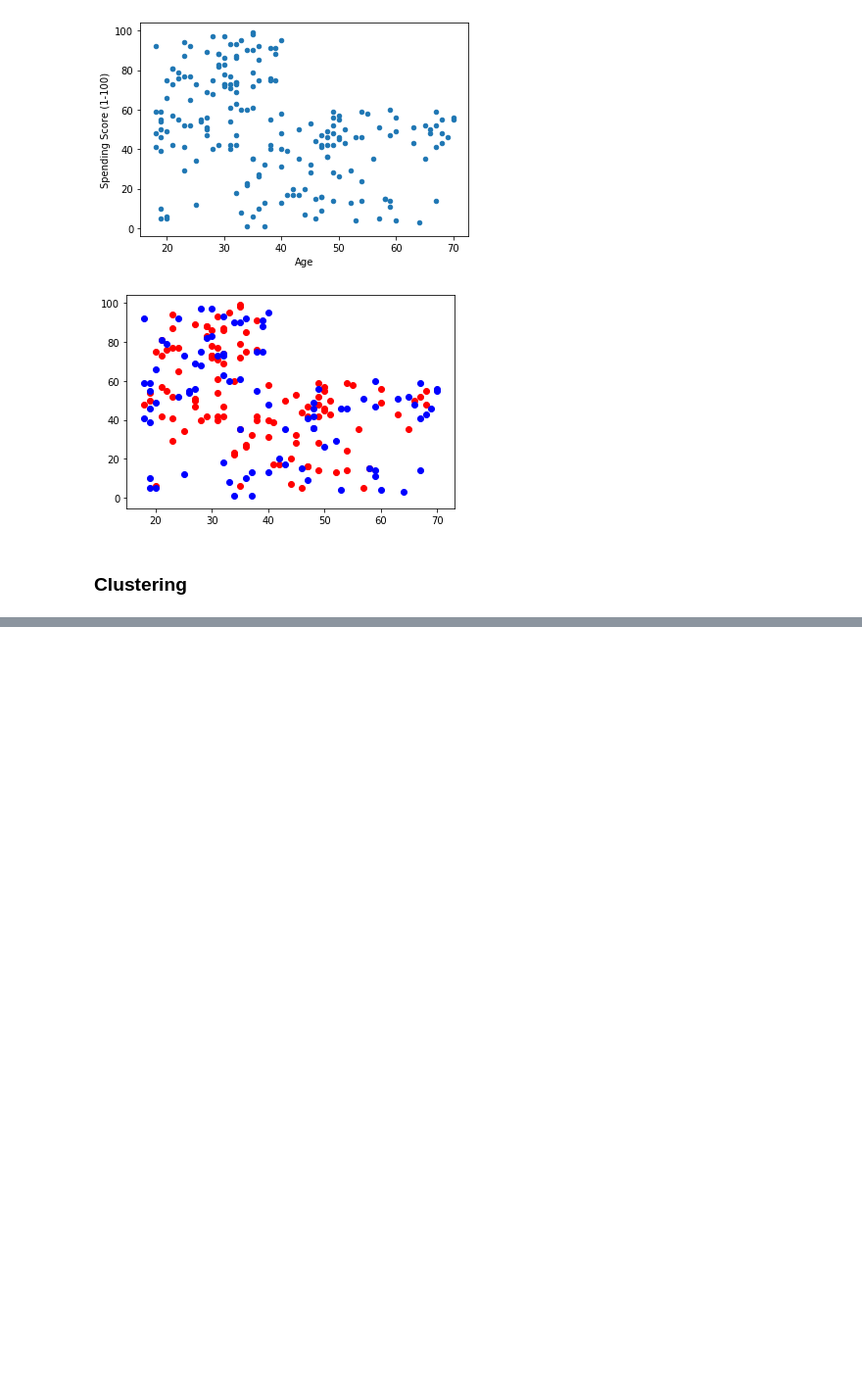
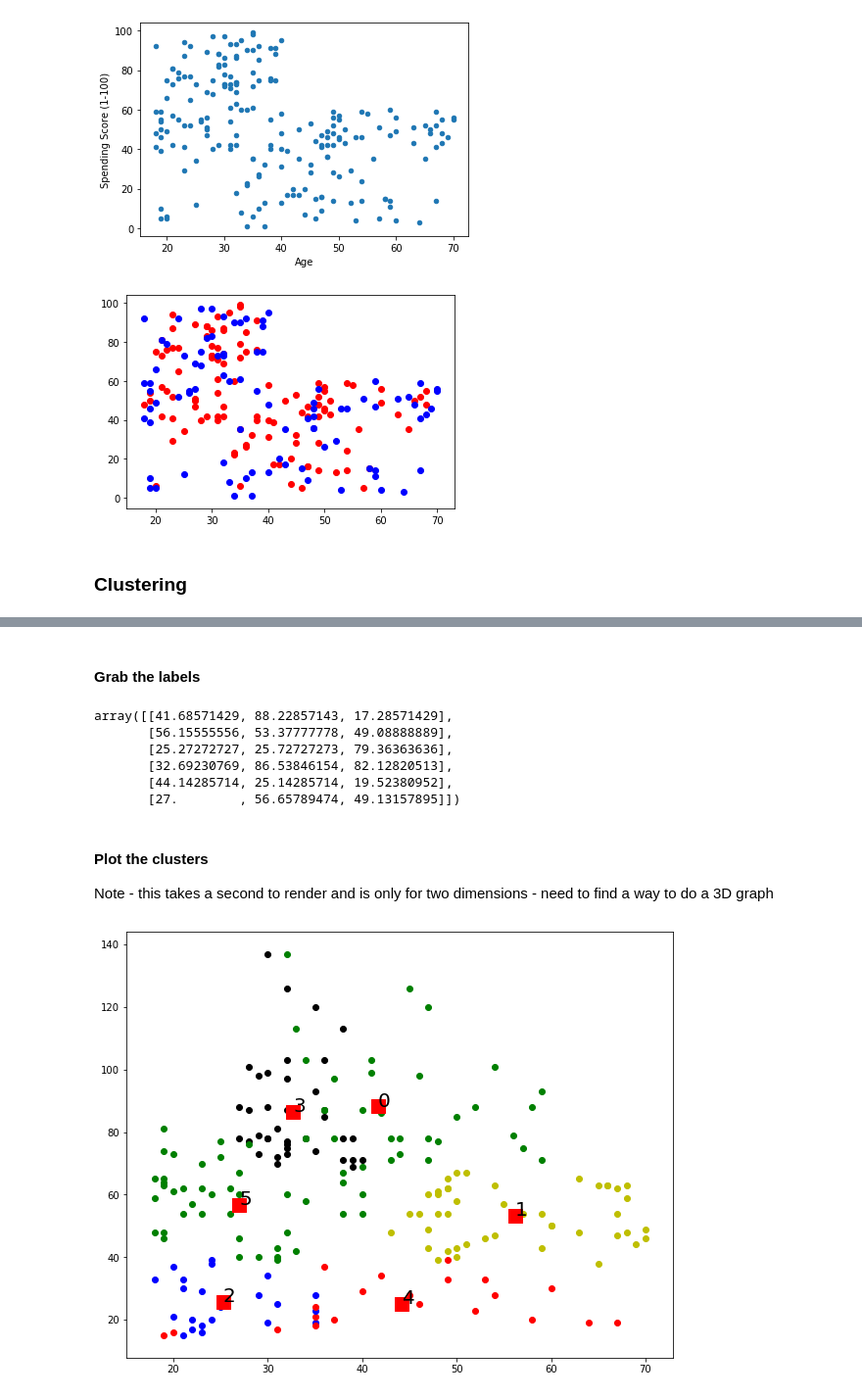
Before and after one commit to gratipine/MLPython, a Jupyter notebook: notebooks/Clustering using K-means (Pluralsight).ipynb, the cells around one changed output, grey strips where cells are left out. Shown: that part at 98% size. Saved outputs shown, nothing was run; the diff lists cells and outputs as text; code cells hidden in the pictures; blank space fills up the shorter version.

```diff
--- a/notebooks/Clustering using K-means (Pluralsight).ipynb
+++ b/notebooks/Clustering using K-means (Pluralsight).ipynb
@@ -56,5 +56,10 @@ plt.scatter(data_in.loc[data_in["Gender"] != "Female", "Age"],
 plt.show()
 # %% [output]
 [figure]
+# %%
+data_in.drop("Gender", axis=1, inplace=True)
 # %% [markdown]
 ### Clustering
+# %%
+from sklearn.cluster import KMeans
+kmeans_model = KMeans(n_clusters=6, max_iter=1000).fit(data_in)
@@ -60,0 +79,32 @@ plt.show()
+# %% [markdown]
+#### Grab the labels
+# %%
+zipped_list = list(zip(np.array(data_in), kmeans_model.labels_))
+# %%
+centroids = kmeans_model.cluster_centers_
+# %%
+centroids
+# %% [output]
+array([[41.68571429, 88.22857143, 17.28571429],
+       [56.15555556, 53.37777778, 49.08888889],
+       [25.27272727, 25.72727273, 79.36363636],
+       [32.69230769, 86.53846154, 82.12820513],
+       [44.14285714, 25.14285714, 19.52380952],
+       [27.        , 56.65789474, 49.13157895]])
+# %% [markdown]
+#### Plot the clusters
+
+Note - this takes a second to render and is only for two dimensions - need to find a way to do a 3D graph
+# %%
+colors = ['g', 'y', 'b', 'k', 'r']
+plt.figure(figsize=(10,8))
+
+for element in zipped_list:
+    plt.scatter(element[0][0], element[0][1], c=colors[(element[1] % len(colors))])
+
+plt.scatter(centroids[:, 0], centroids[:, 1], c='r', s=200, marker="s")
+
+for i in range(len(centroids)):
+    plt.annotate(i, (centroids[i][0], centroids[i][1]), fontsize=20)
+# %% [output]
+[figure, added]
```
Also changed, not shown: parts of 5 cells of this notebook.
